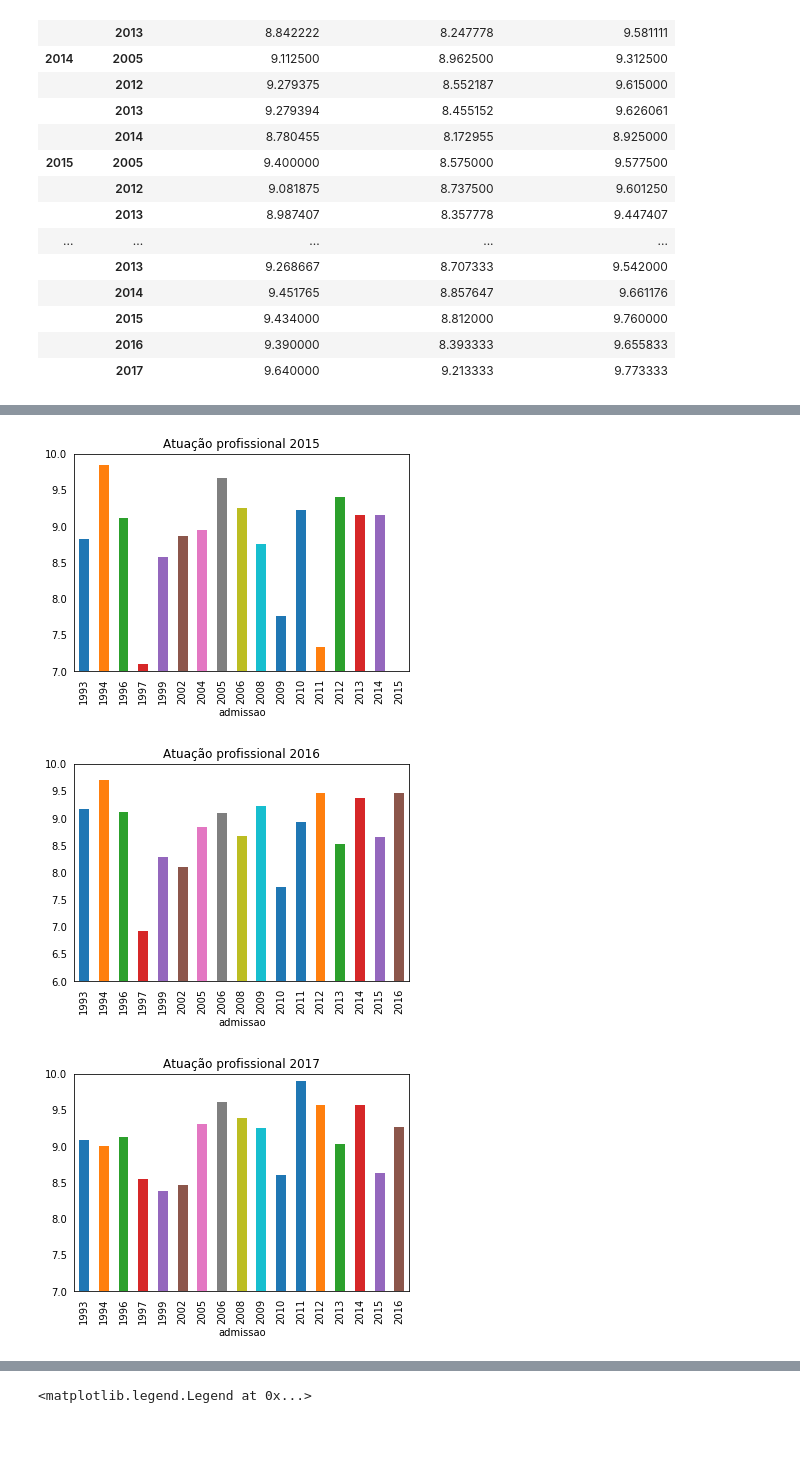
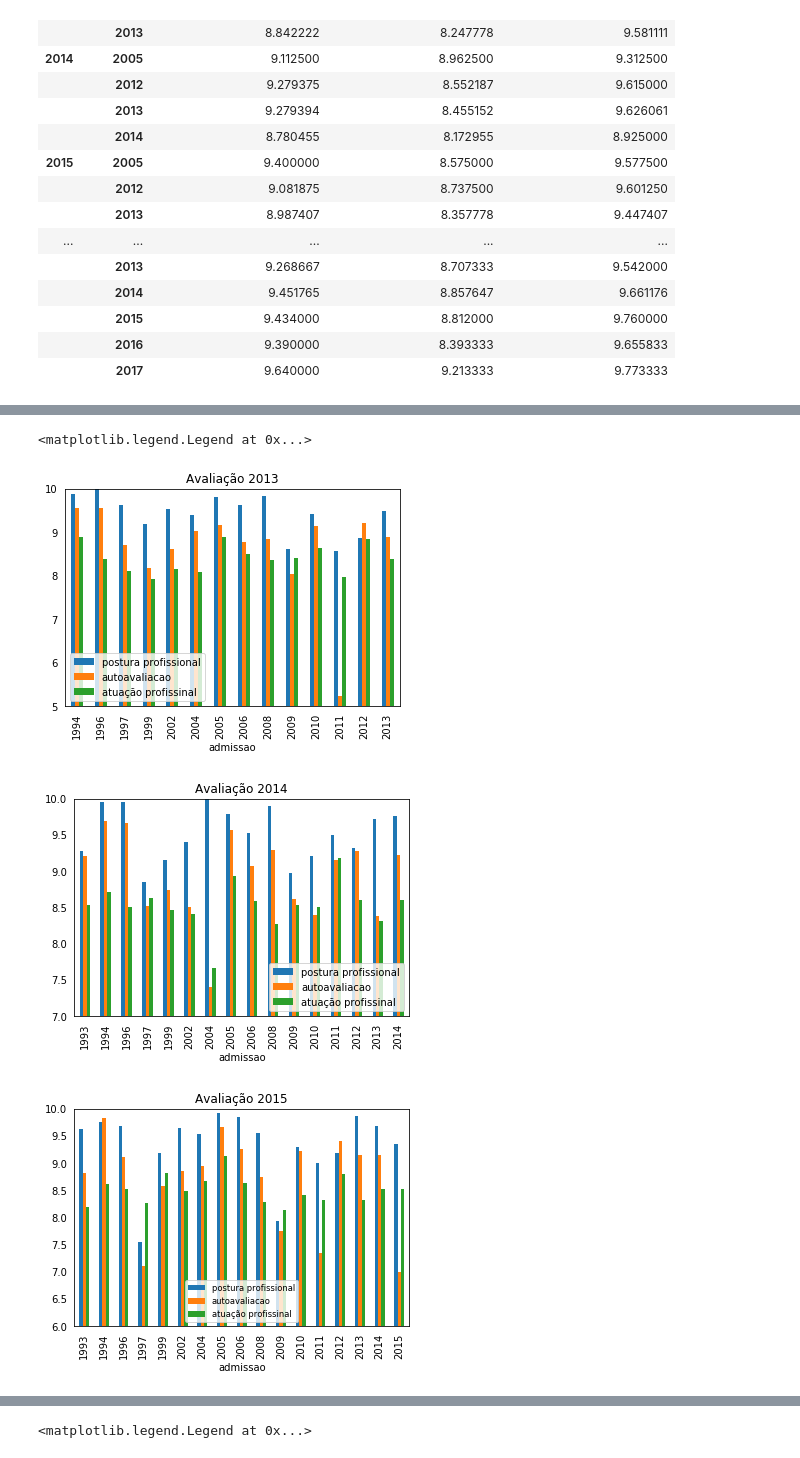
Before and after one commit to natanfernandes/ProjetoProbabilidade, a Jupyter notebook: Projeto Probabilidade(JOÃO).ipynb, the cells around one changed output, grey strips where cells are left out. Drawn from its saved outputs; the diff is of its cells as text; code cells hidden in the pictures.

```diff
--- a/Projeto Probabilidade(JOÃO).ipynb
+++ b/Projeto Probabilidade(JOÃO).ipynb
@@ -157,6 +135,6 @@ docentes_avaliacao_media_dimap
 # %%
-docentes_avaliacao_media_dimap_2013 = docentes_avaliacao_media_dimap.loc[2013, 'atuacao_profissional_media']
-docentes_avaliacao_media_dimap_2014 = docentes_avaliacao_media_dimap.loc[2014, 'atuacao_profissional_media']
-docentes_avaliacao_media_dimap_2015 = docentes_avaliacao_media_dimap.loc[2015, 'atuacao_profissional_media']
-docentes_avaliacao_media_dimap_2016 = docentes_avaliacao_media_dimap.loc[2016, 'atuacao_profissional_media']
-docentes_avaliacao_media_dimap_2017 = docentes_avaliacao_media_dimap.loc[2017, 'atuacao_profissional_media']
+docentes_avaliacao_media_dimap_2013 = docentes_avaliacao_media_dimap.loc[2013, ["postura_profissional_media","atuacao_profissional_media", "autoavaliacao_aluno_media"]]
+docentes_avaliacao_media_dimap_2014 = docentes_avaliacao_media_dimap.loc[2014, ["postura_profissional_media","atuacao_profissional_media", "autoavaliacao_aluno_media"]]
+docentes_avaliacao_media_dimap_2015 = docentes_avaliacao_media_dimap.loc[2015, ["postura_profissional_media","atuacao_profissional_media", "autoavaliacao_aluno_media"]]
+docentes_avaliacao_media_dimap_2016 = docentes_avaliacao_media_dimap.loc[2016, ["postura_profissional_media","atuacao_profissional_media", "autoavaliacao_aluno_media"]]
+docentes_avaliacao_media_dimap_2017 = docentes_avaliacao_media_dimap.loc[2017, ["postura_profissional_media","atuacao_profissional_media", "autoavaliacao_aluno_media"]]
@@ -178,21 +141,36 @@ ax2.tick_params(bottom="off", top="off", left="off", right="off")
-# %%
-ax2 = docentes_avaliacao_media_dimap_2015.plot(kind='bar',y=["atuacao_profissional_media"],
-                               title='Atuação profissional 2015')
-ax2.set_ylim(7,10)
-ax2.tick_params(bottom="off", top="off", left="off", right="off")
-# %% [output]
-[figure, removed]
-# %%
-ax2 = docentes_avaliacao_media_dimap_2016.plot(kind='bar',y=["atuacao_profissional_media", "autoavaliacao_aluno_media"],
-                               title='Atuação profissional 2016')
-ax2.set_ylim(6,10)
-ax2.tick_params(bottom="off", top="off", left="off", right="off")
-# %% [output]
-[figure, removed]
-# %%
-ax2 = docentes_avaliacao_media_dimap_2017.plot(kind='bar',y=["atuacao_profissional_media", "autoavaliacao_aluno_media"],
-                               title='Atuação profissional 2017')
-ax2.set_ylim(7,10)
-ax2.tick_params(bottom="off", top="off", left="off", right="off")
-# %% [output]
-[figure, removed]
+# %%
+
+ax1 = docentes_avaliacao_media_dimap_2013.plot(kind='bar',y=["postura_profissional_media","atuacao_profissional_media", "autoavaliacao_aluno_media"],
+                                title='Avaliação 2013')
+ax1.set_ylim(5,10)
+ax1.tick_params(bottom="off", top="off", left="off", right="off")
+ax1.legend(loc=3, labels=['postura profissional', 'autoavaliacao', 'atuação profissinal'])
+
+ax2 = docentes_avaliacao_media_dimap_2014.plot(kind='bar',y=["postura_profissional_media","atuacao_profissional_media", "autoavaliacao_aluno_media"],
+                                title='Avaliação 2014')
+ax2.set_ylim(7,10)
+ax2.tick_params(bottom="off", top="off", left="off", right="off")
+ax2.legend(loc=4, labels=['postura profissional', 'autoavaliacao', 'atuação profissinal'])
+
+ax3 = docentes_avaliacao_media_dimap_2015.plot(kind='bar',y=["postura_profissional_media","atuacao_profissional_media", "autoavaliacao_aluno_media"],
+                                title='Avaliação 2015')
+ax3.set_ylim(6,10)
+ax3.tick_params(bottom="off", top="off", left="off", right="off")
+ax3.legend(loc='lower center', labels=['postura profissional', 'autoavaliacao', 'atuação profissinal'], fontsize="small")
+
+ax4 = docentes_avaliacao_media_dimap_2016.plot(kind='bar',y=["postura_profissional_media","atuacao_profissional_media", "autoavaliacao_aluno_media"],
+                                title='Avaliação 2016')
+ax4.set_ylim(6.5,10)
+ax4.tick_params(bottom="off", top="off", left="off", right="off")
+ax4.legend(loc=4, labels=['postura profissional', 'autoavaliacao', 'atuação profissinal'], fontsize="small")
+
+ax5 = docentes_avaliacao_media_dimap_2017.plot(kind='bar',y=["postura_profissional_media","atuacao_profissional_media", "autoavaliacao_aluno_media"],
+                                title='Avaliação 2017')
+ax5.set_ylim(7.5,10)
+ax5.tick_params(bottom="off", top="off", left="off", right="off")
+ax5.legend(loc=4, labels=['postura profissional', 'autoavaliacao', 'atuação profissinal'], fontsize="small")
+# %% [output]
+<matplotlib.legend.Legend at 0x...>
+[figure, added]
+[figure, added]
+[figure, added]
```
Also changed, not shown: parts of 4 cells of this notebook.
